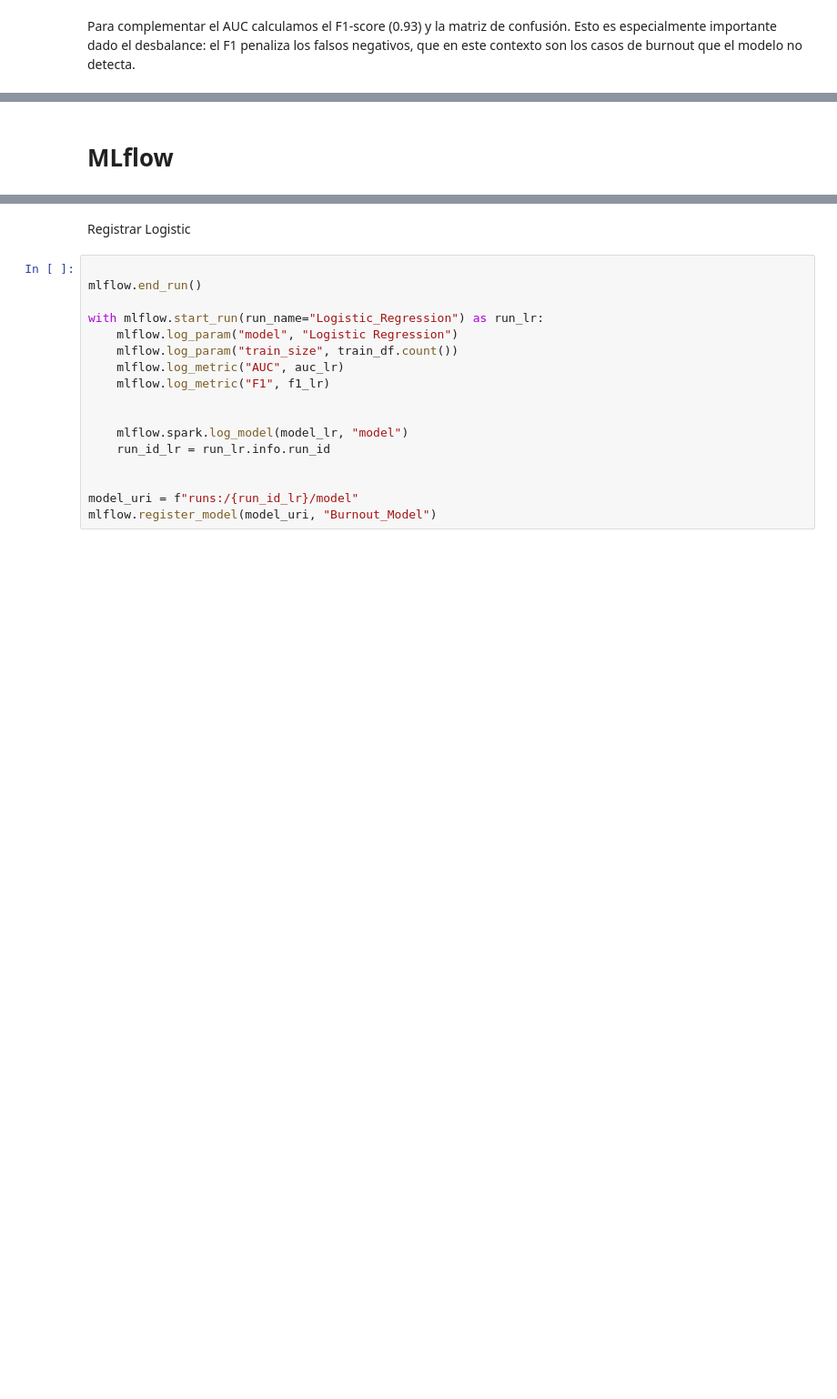
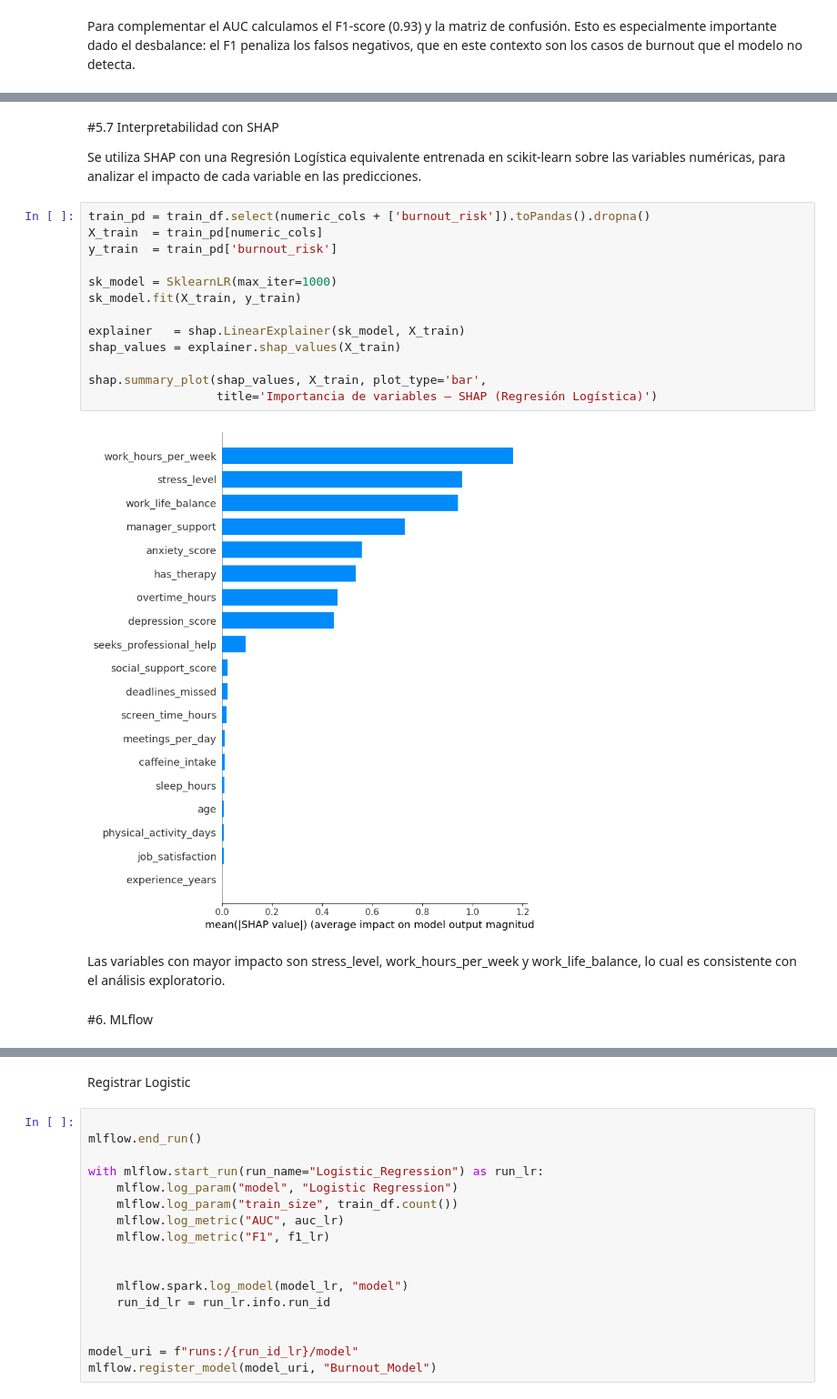
Before and after one commit to ailingomezromay/Grupo-4--TP-BigData-Burnout, a Jupyter notebook: TP_Grupo 4_BigData_Burnout.ipynb, the cells around one changed output, grey strips where cells are left out. Shown at 91% size. Cells and saved outputs as stored; diff of their text form; blank space fills up the shorter version.

```diff
--- a/TP_Grupo 4_BigData_Burnout.ipynb
+++ b/TP_Grupo 4_BigData_Burnout.ipynb
@@ -317,4 +370,25 @@ Para complementar el AUC calculamos el F1-score (0.93) y la matriz de confusión
+# %% [markdown]
+#5.7 Interpretabilidad con SHAP
+
+Se utiliza SHAP con una Regresión Logística equivalente entrenada en scikit-learn sobre las variables numéricas, para analizar el impacto de cada variable en las predicciones.
+# %%
+train_pd = train_df.select(numeric_cols + ['burnout_risk']).toPandas().dropna()
+X_train  = train_pd[numeric_cols]
+y_train  = train_pd['burnout_risk']
+
+sk_model = SklearnLR(max_iter=1000)
+sk_model.fit(X_train, y_train)
+
+explainer   = shap.LinearExplainer(sk_model, X_train)
+shap_values = explainer.shap_values(X_train)
+
+shap.summary_plot(shap_values, X_train, plot_type='bar',
+                  title='Importancia de variables — SHAP (Regresión Logística)')
+# %% [output]
+[figure, added]
+# %% [markdown]
+Las variables con mayor impacto son stress_level, work_hours_per_week y work_life_balance, lo cual es consistente con el análisis exploratorio.
 # %% [markdown]
-# MLflow
+#6. MLflow
 # %%
 mlflow.set_experiment("TP_BigData_Burnout")
```
Also changed, not shown: parts of 77 cells of this notebook.
